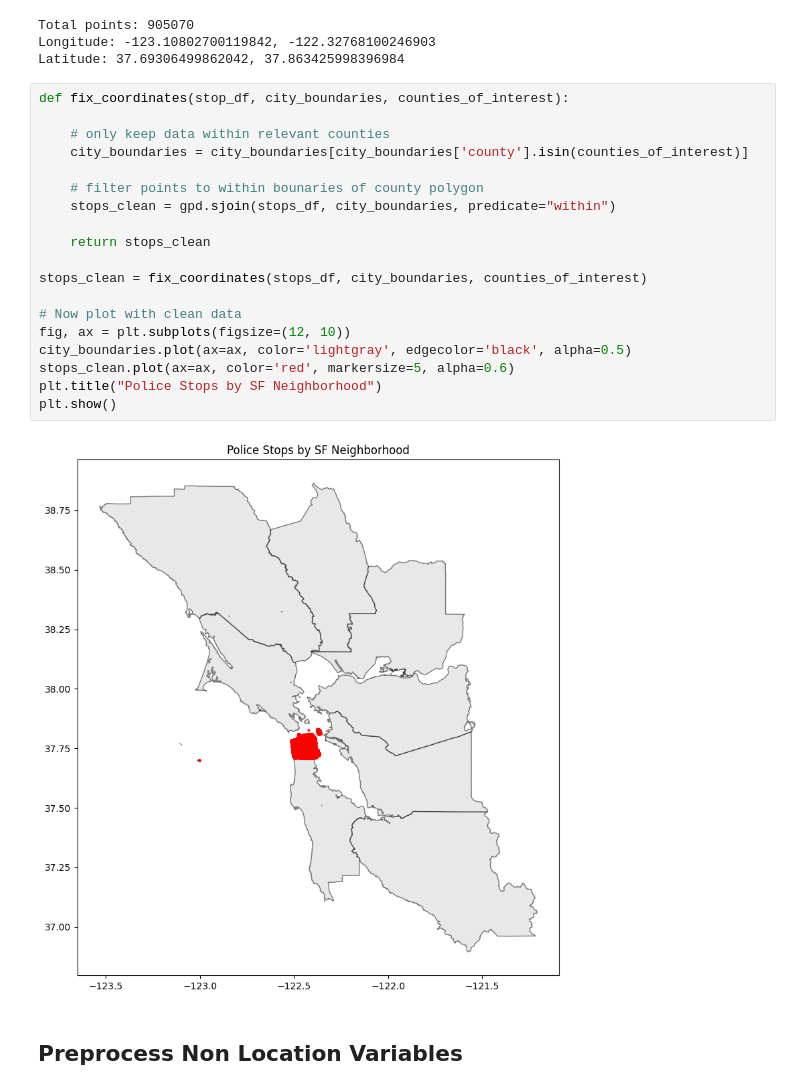
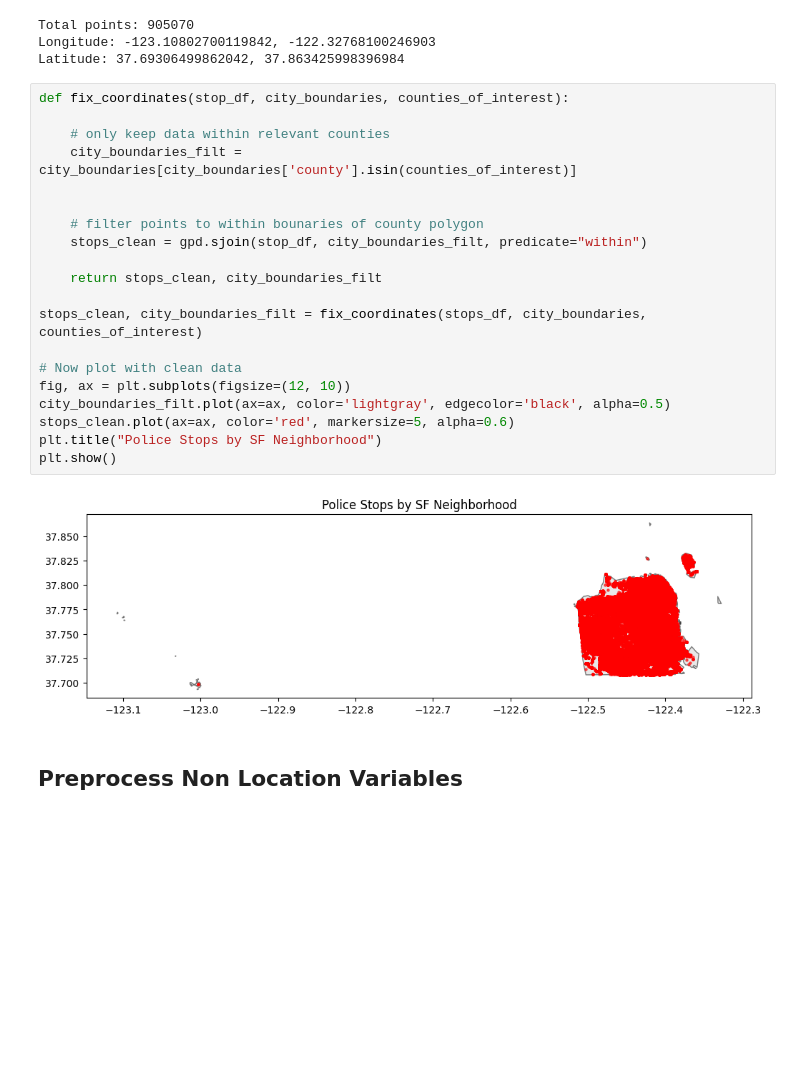
Before and after one commit to utexas-SDS-357/sds357-project-sp26-con-founders, a Jupyter notebook: Preprocessing/sf_analysis.ipynb, the cells around one changed output. Saved outputs shown, nothing was run; the diff lists cells and outputs as text; blank space fills up the shorter version.

```diff
--- a/Preprocessing/sf_analysis.ipynb
+++ b/Preprocessing/sf_analysis.ipynb
@@ -155,24 +154,25 @@ Latitude: 37.69306499862042, 37.863425998396984
 # %%
 def fix_coordinates(stop_df, city_boundaries, counties_of_interest):
 
     # only keep data within relevant counties
-    city_boundaries = city_boundaries[city_boundaries['county'].isin(counties_of_interest)]
+    city_boundaries_filt = city_boundaries[city_boundaries['county'].isin(counties_of_interest)]
+
 
     # filter points to within bounaries of county polygon
-    stops_clean = gpd.sjoin(stops_df, city_boundaries, predicate="within")
+    stops_clean = gpd.sjoin(stop_df, city_boundaries_filt, predicate="within")
 
-    return stops_clean
+    return stops_clean, city_boundaries_filt
 
-stops_clean = fix_coordinates(stops_df, city_boundaries, counties_of_interest)
+stops_clean, city_boundaries_filt = fix_coordinates(stops_df, city_boundaries, counties_of_interest)
 
 # Now plot with clean data
 fig, ax = plt.subplots(figsize=(12, 10))
-city_boundaries.plot(ax=ax, color='lightgray', edgecolor='black', alpha=0.5)
+city_boundaries_filt.plot(ax=ax, color='lightgray', edgecolor='black', alpha=0.5)
 stops_clean.plot(ax=ax, color='red', markersize=5, alpha=0.6)
 plt.title("Police Stops by SF Neighborhood")
 plt.show()
 # %% [output]
-[figure, old version]
+[figure, new version]
 # %% [markdown]
 ## Preprocess Non Location Variables
 # %%
```
Also changed, not shown: parts of 7 cells of this notebook.
